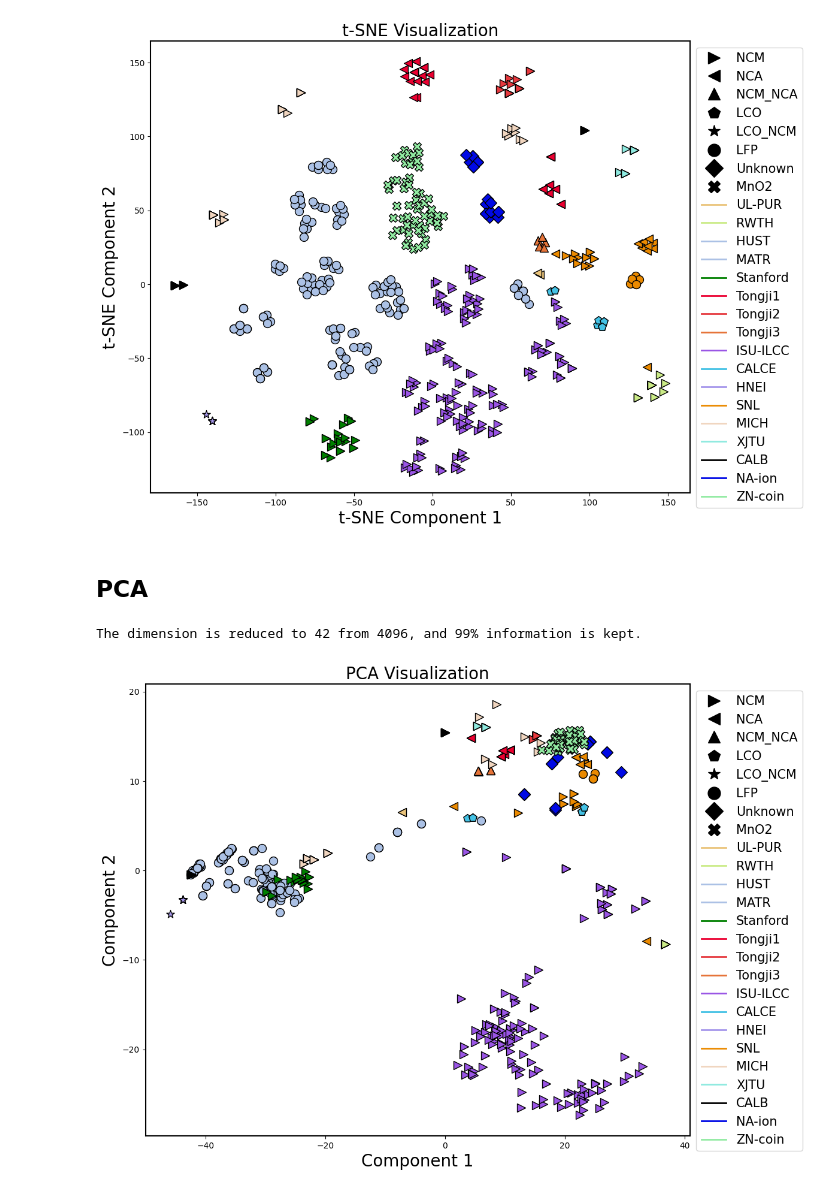
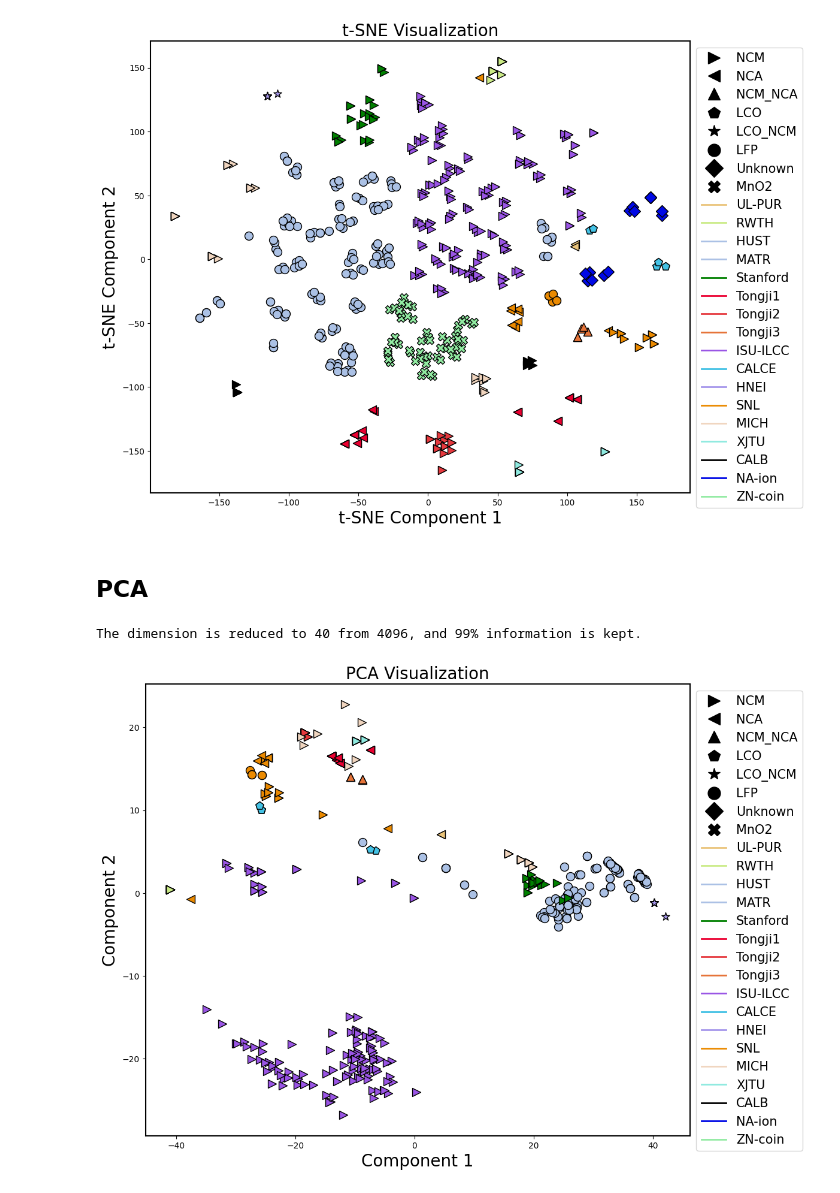
Before and after one commit to Ruifeng-Tan/PBT, a Jupyter notebook: visualize_precomputed_embeddings.ipynb, the cells around one changed output. Drawn from its saved outputs; the diff is of its cells as text; code cells hidden in the pictures.

```diff
--- a/visualize_precomputed_embeddings.ipynb
+++ b/visualize_precomputed_embeddings.ipynb
@@ -60,7 +60,7 @@ names = list(data.keys())
 # tsne = TSNE(n_components=2, random_state=42, perplexity=8)  # Reduce to 2D for visualization
 # tsne_results = tsne.fit_transform(tmp_total_features)
 
-tsne = TSNE(n_components=2, random_state=42, perplexity=8)  # Reduce to 2D for visualization
+tsne = TSNE(n_components=2, random_state=42, perplexity=4)  # Reduce to 2D for visualization
 tsne_results = tsne.fit_transform(tmp_total_features)
 dataset_names = [name.split('_')[0] for name in names]
 
@@ -102,38 +102,39 @@ dataset_color = {
 
 appear_cathodeNames = []
 for i in range(len(tmp_total_features)):
     if cathode_names[i] not in appear_cathodeNames:
         plt.scatter(tsne_results[i, 0], tsne_results[i, 1],
                     c=dataset_color[dataset_names[i]],  # Color by cluster label
                     marker=dataset_shape_map[cathode_names[i]],  # Shape by dataset name
                      s=100, edgecolor='k', label=cathode_names[i])
     else:
         plt.scatter(tsne_results[i, 0], tsne_results[i, 1],
                     c=dataset_color[dataset_names[i]],  # Color by cluster label
                     marker=dataset_shape_map[cathode_names[i]],  # Shape by dataset name
                     s=100, edgecolor='k')
     appear_cathodeNames.append(cathode_names[i])
 
 # Add labels and title
 plt.title("t-SNE Visualization", fontsize=20)
 plt.xlabel("t-SNE Component 1", fontsize=20)
 plt.ylabel("t-SNE Component 2", fontsize=20)
 
 # Custom legend for cluster shapes only (no color distinction)
 legend_shapes = [Line2D([], [], marker=shape, color='black', linestyle='None', markersize=15, label=name) for name, shape in dataset_shape_map.items()]
 legend_colors = [Line2D([], [], marker='None', color=color, linestyle='-', markersize=15, label=name, lw=2) for name, color in dataset_color.items()]
 plt.legend(loc='upper left', bbox_to_anchor=(1.0, 1), fontsize=15, handles=legend_shapes+legend_colors)
 
 set_ax_linewidth(plt.gca())
 fig.tight_layout()
 plt.savefig('./figures/t-SNE_clustering.jpg', dpi=600, bbox_inches='tight')
 plt.show()
 # %% [output]
-[figure, old version]
+[figure, new version]
 # %% [markdown]
 ## PCA
 # %%
 seed = 2021 # 2021, 42 ,2024
+pretraining_cell_names = [i.split('.pkl')[0] for i in split_recorder.MIX_large_train_files]
 if seed == 2021:
     data_path = '/data/trf/python_works/BatteryLife/dataset/training_DKP_embed_all.pkl'
     val_data_path = '/data/trf/python_works/BatteryLife/dataset/validation_DKP_embed_all.pkl'
@@ -153,7 +154,13 @@ data = pickle.load(open(data_path, 'rb'))
 val_data = pickle.load(open(val_data_path, 'rb'))
 test_data = pickle.load(open(test_data_path, 'rb'))
 
-tmp_total_features = np.array(list(data.values())).squeeze(1)
+pretraining_data = {}
+for cell_name, value in data.items():
+    if cell_name in pretraining_cell_names:
+        pretraining_data[cell_name] = value
+
+tmp_pretraining_features = np.array(list(pretraining_data.values())).squeeze(1) # only pretraining data is used to fit the PCA
+tmp_train_total_features = np.array(list(data.values())).squeeze(1) # MIX_all_train
 tmp_val_total_features = np.array(list(val_data.values())).squeeze(1)
 tmp_test_total_features = np.array(list(test_data.values())).squeeze(1)
 names = list(data.keys())
@@ -161,15 +168,16 @@ names = list(data.keys())
 
 # Perform t-SNE on the embeddings (total_features)
 pca = PCA(n_components=0.99, random_state=42)  # Reduce to 2D for visualization
-pca_results = pca.fit_transform(tmp_total_features)
-print(f'The dimension is reduced to {pca_results.shape[1]} from {tmp_total_features.shape[1]}, and 99% information is kept.')
+pca_results = pca.fit_transform(tmp_pretraining_features)
+print(f'The dimension is reduced to {pca_results.shape[1]} from {tmp_train_total_features.shape[1]}, and 99% information is kept.')
+pca_train_results = pca.transform(tmp_train_total_features)
 pca_val_results = pca.transform(tmp_val_total_features)
 pca_test_results = pca.transform(tmp_test_total_features)
 
 # save the PCA results for the prompt embeddings
 train_pca_embeddings = {}
 for i, key in enumerate(list(data.keys())):
-    train_pca_embeddings[key] = pca_results[i, :].reshape(1, -1)
+    train_pca_embeddings[key] = pca_train_results[i, :].reshape(1, -1)
 
 val_pca_embeddings = {}
 for i, key in enumerate(list(val_data.keys())):
@@ -179,6 +187,7 @@ test_pca_embeddings = {}
 for i, key in enumerate(list(test_data.keys())):
     test_pca_embeddings[key] = pca_test_results[i, :].reshape(1, -1)
 
+# save the results
 pca_name = str(int(seed)) if seed != 2021 else ''
 with open(f'/data/trf/python_works/BatteryLife/dataset/training_DKP_embed_all{pca_name}_pca.pkl', 'wb') as f:
     pickle.dump(train_pca_embeddings, f)
@@ -186,6 +195,11 @@ with open(f'/data/trf/python_works/BatteryLife/dataset/validation_DKP_embed_all{
     pickle.dump(val_pca_embeddings, f)
 with open(f'/data/trf/python_works/BatteryLife/dataset/testing_DKP_embed_all{pca_name}_pca.pkl', 'wb') as f:
     pickle.dump(test_pca_embeddings, f)
+
+# Save the pretrained PCA
+with open('/data/trf/python_works/BatteryLife/dataset/MIX_large_pca.pkl', 'wb') as f:
+    pickle.dump(pca, f)
+
 
 dataset_names = [name.split('_')[0] for name in names]
 
@@ -226,7 +240,7 @@ dataset_color = {
 }
 
 appear_cathodeNames = []
-for i in range(len(tmp_total_features)):
+for i in range(len(tmp_pretraining_features)):
     if cathode_names[i] not in appear_cathodeNames:
         plt.scatter(pca_results[i, 0], pca_results[i, 1],
                     c=dataset_color[dataset_names[i]],  # Color by cluster label
@@ -254,5 +268,5 @@ fig.tight_layout()
 # plt.savefig('./figures/t-SNE_clustering.jpg', dpi=600, bbox_inches='tight')
 plt.show()
 # %% [output]
-The dimension is reduced to 42 from 4096, and 99% information is kept.
+The dimension is reduced to 40 from 4096, and 99% information is kept.
-[figure, old version]
+[figure, new version]
```
Also changed, not shown: 7 other files.
